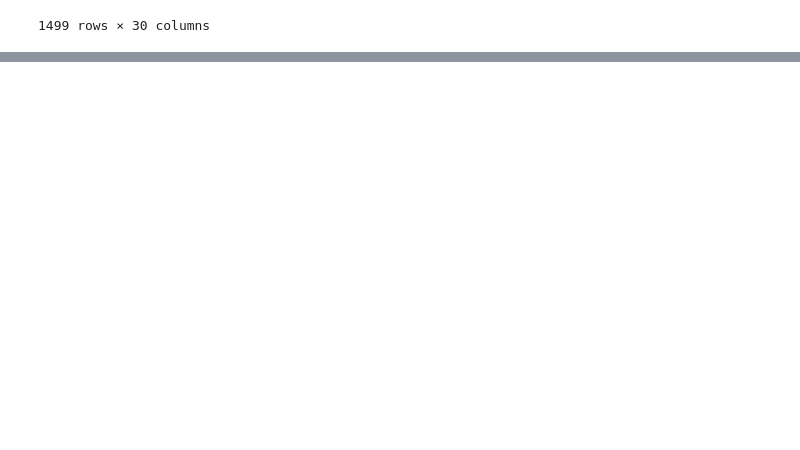
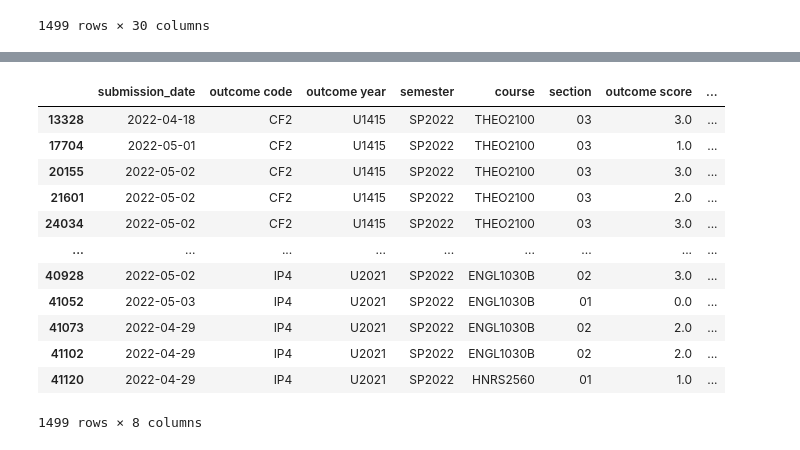
Before and after one commit to colemccall/GE_BigData_Project, a Jupyter notebook: Old_Version/GE_Script_Test.ipynb, the cells around one changed output, grey strips where cells are left out. Cells and saved outputs as stored; diff of their text form; code cells hidden in the pictures; blank space fills up the shorter version.

```diff
--- a/Python_GE_BigData/GE_ETL_Script.ipynb
+++ b/Old_Version/GE_Script_Test.ipynb
@@ -171,0 +164,21 @@ new_data
+# %%
+coles_format = pd.DataFrame(list(zip(submission_dates, learning_outcome_codes, learning_outcome_years, semesters, course_names, section_names, adjusted_learning_outcomes, final_outcome_info))
+,index = student_ids, columns=('submission_date', 'outcome code', 'outcome year', 'semester', 'course', 'section', 'outcome score', 'outcome rating'))
+
+coles_format.to_csv('2_Staging/Spring 2022 Outcome Report - 2.1.csv')
+
+coles_format
+# %% [output]
+|  | submission_date | outcome code | outcome year | semester | course | section | outcome score | ... |
+| 13328 | 2022-04-18 | CF2 | U1415 | SP2022 | THEO2100 | 03 | 3.0 | ... |
+| 17704 | 2022-05-01 | CF2 | U1415 | SP2022 | THEO2100 | 03 | 1.0 | ... |
+| 20155 | 2022-05-02 | CF2 | U1415 | SP2022 | THEO2100 | 03 | 3.0 | ... |
+| 21601 | 2022-05-02 | CF2 | U1415 | SP2022 | THEO2100 | 03 | 2.0 | ... |
+| 24034 | 2022-05-02 | CF2 | U1415 | SP2022 | THEO2100 | 03 | 3.0 | ... |
+| ... | ... | ... | ... | ... | ... | ... | ... | ... |
+| 40928 | 2022-05-02 | IP4 | U2021 | SP2022 | ENGL1030B | 02 | 3.0 | ... |
+| 41052 | 2022-05-03 | IP4 | U2021 | SP2022 | ENGL1030B | 01 | 0.0 | ... |
+| 41073 | 2022-04-29 | IP4 | U2021 | SP2022 | ENGL1030B | 02 | 2.0 | ... |
+| 41102 | 2022-04-29 | IP4 | U2021 | SP2022 | ENGL1030B | 02 | 2.0 | ... |
+| 41120 | 2022-04-29 | IP4 | U2021 | SP2022 | HNRS2560 | 01 | 1.0 | ... |
+1499 rows × 8 columns
```
Also changed, not shown: parts of 11 cells of this notebook, 8 other files.
